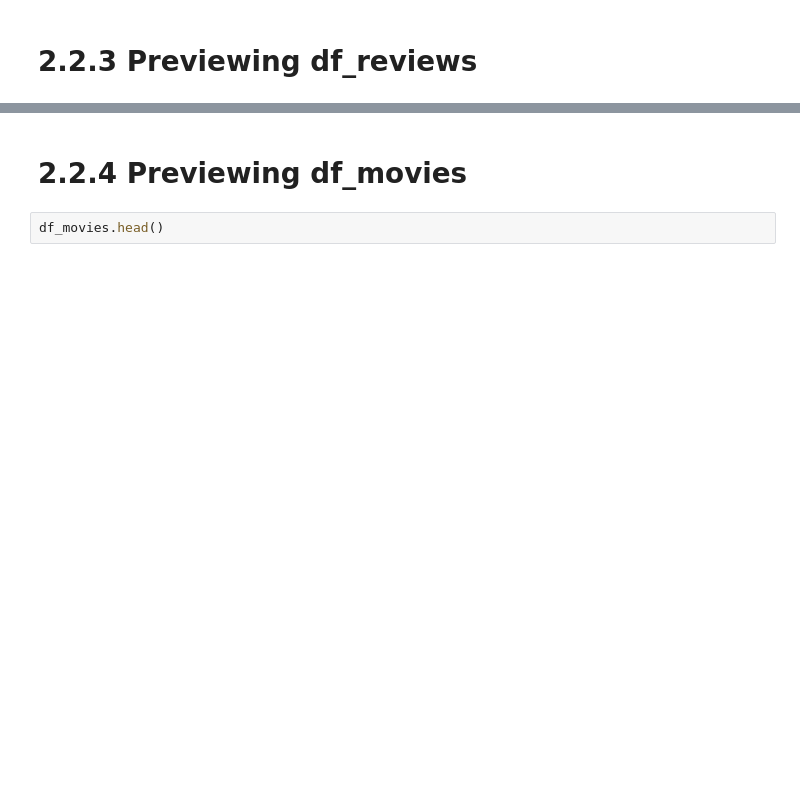
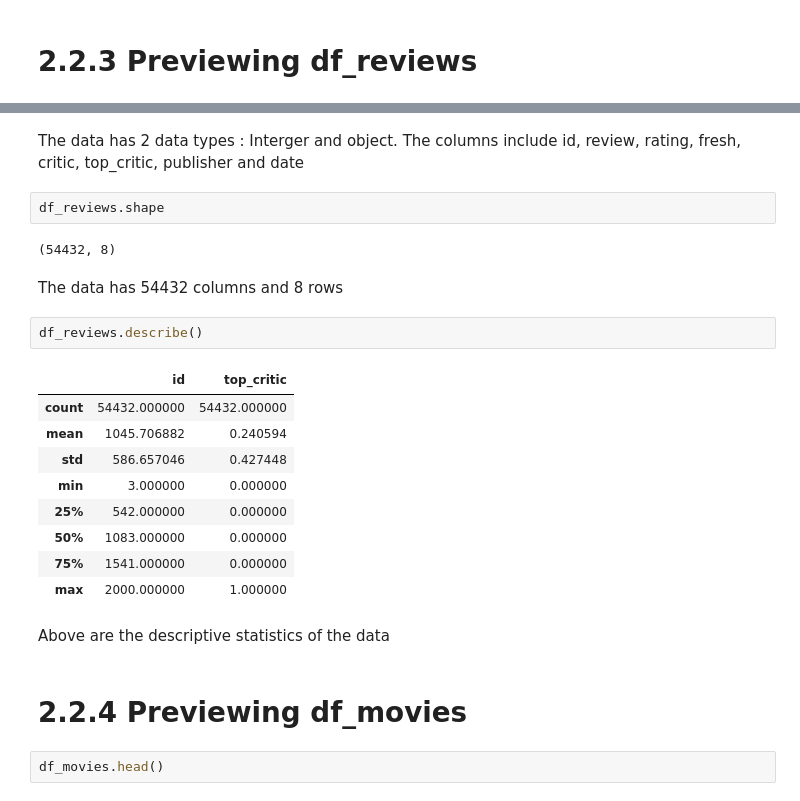
Before and after one commit to BrianKip035/dsc-phase-1-project-v2-4, a Jupyter notebook: student.ipynb, the cells around one changed output, grey strips where cells are left out. Drawn from its saved outputs; the diff is of its cells as text; blank space fills up the shorter version.

```diff
--- a/student.ipynb
+++ b/student.ipynb
@@ -113,3 +213,26 @@ df_reviews.head()
+# %% [markdown]
+The data has 2 data types : Interger and object.
+The columns include id, review, rating, fresh, critic, top_critic, publisher and date
+# %%
+df_reviews.shape
+# %% [output]
+(54432, 8)
+# %% [markdown]
+The data has 54432 columns and 8 rows
+# %%
+df_reviews.describe()
+# %% [output]
+|  | id | top_critic |
+| count | 54432.000000 | 54432.000000 |
+| mean | 1045.706882 | 0.240594 |
+| std | 586.657046 | 0.427448 |
+| min | 3.000000 | 0.000000 |
+| 25% | 542.000000 | 0.000000 |
+| 50% | 1083.000000 | 0.000000 |
+| 75% | 1541.000000 | 0.000000 |
+| max | 2000.000000 | 1.000000 |
+# %% [markdown]
+Above are the descriptive statistics of the data
 # %% [markdown]
 # 2.2.4 Previewing df_movies
 # %%
```
Also changed, not shown: parts of 43 cells of this notebook.
